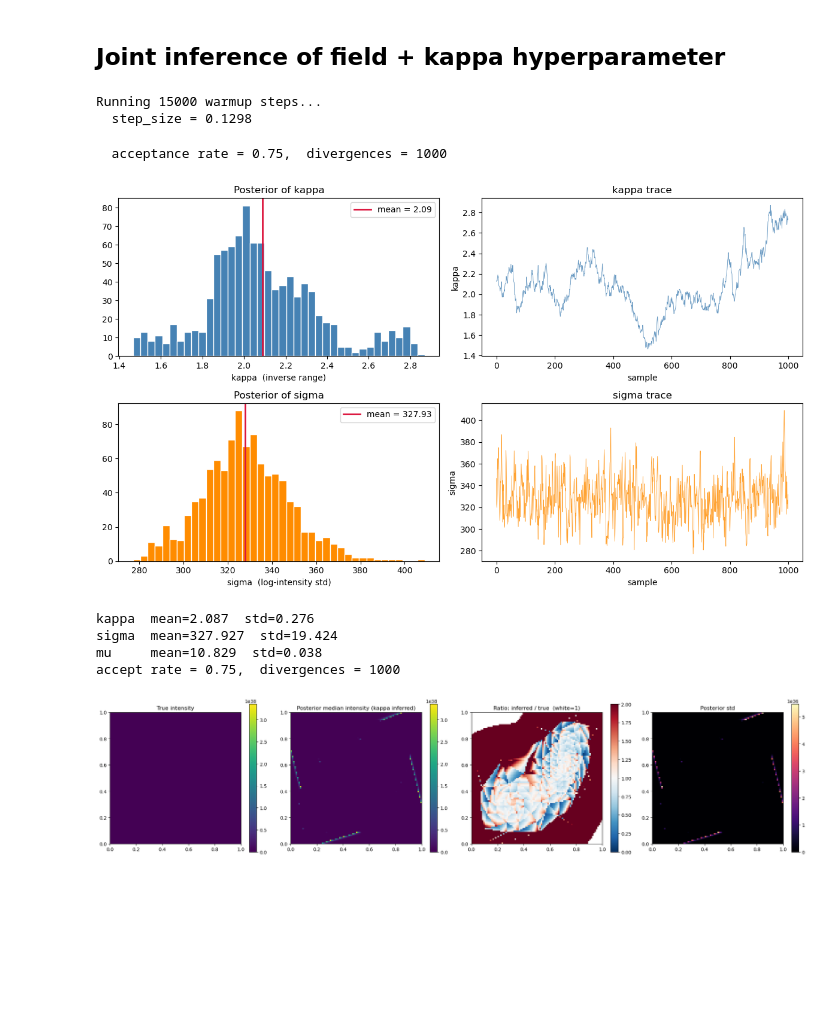
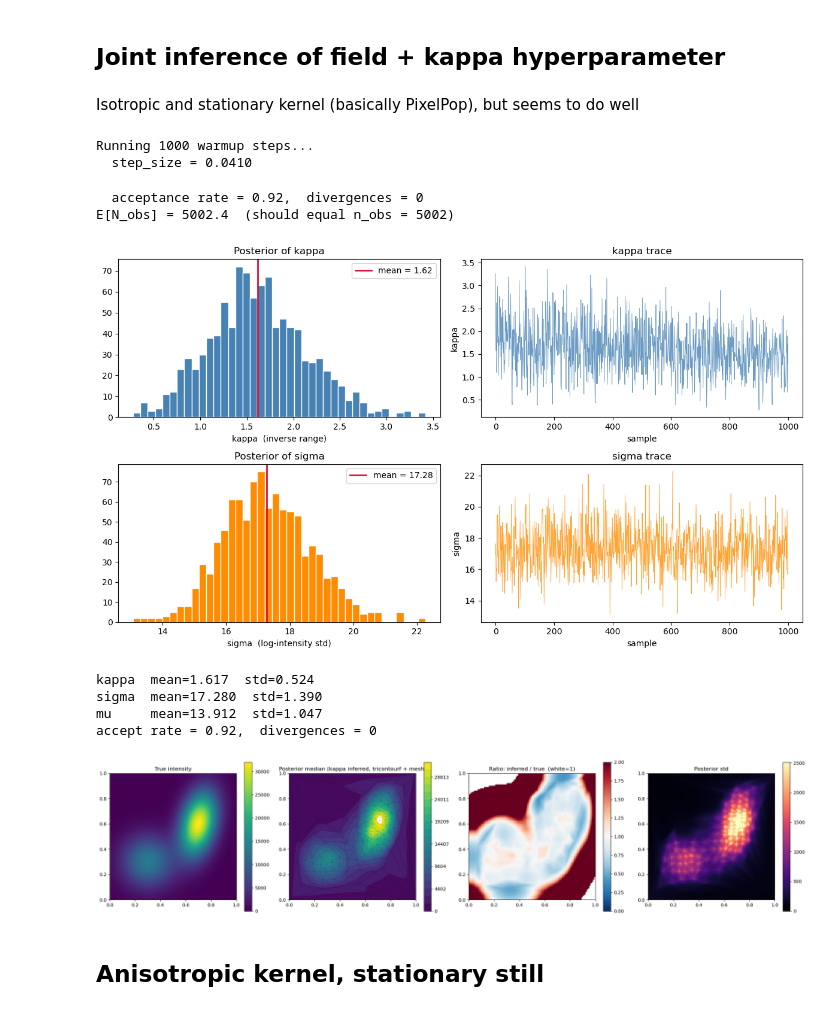
Before and after one commit to jack-heinzel/adaptive-tree-spde, a Jupyter notebook: code/spde_triangulation.ipynb, the cells around one changed output. Cells and saved outputs as stored; diff of their text form; code cells hidden in the pictures; blank space fills up the shorter version.

```diff
--- a/code/spde_triangulation.ipynb
+++ b/code/spde_triangulation.ipynb
@@ -21,7 +21,8 @@ import sys
 sys.path.insert(0, ".")
 from triangulation import AdaptiveKDMesh
 
-bounds = [(-0.1, 1.1), (-0.1, 1.1)] # A bit of buffer
+buffer = 1e-3
+bounds = [(-buffer, 1+buffer), (-buffer, 1+buffer)] # A bit of buffer
 mesh = AdaptiveKDMesh(points, bounds)
 
 # Refine until every leaf cell contains <= 50 points.
@@ -205,5 +305,7 @@ plt.show()
 # %% [markdown]
 ## Joint inference of field + kappa hyperparameter
+# %% [markdown]
+Isotropic and stationary kernel (basically PixelPop), but seems to do well
 # %%
 from inference import make_log_posterior_with_hyperparams, run_nuts, predict_intensity
 
@@ -211,24 +313,28 @@ log_post_hyper, meta_hyper = make_log_posterior_with_hyperparams(
     C, G,
     mesh.nodes, mesh.triangulation.simplices, mesh.triangulation,
     points,
-    alpha          = 2,
-    log_kappa_std  = 1.0,
-    obs_bounds     = [(0, 1), (0, 1)],
+    alpha         = 2,
+    log_kappa_std = 1.0,
 )
 
 samples_hyper, info_hyper = run_nuts(
     log_post_hyper, meta_hyper,
     n_nodes     = len(mesh.nodes),
-    num_warmup  = 15000,
+    num_warmup  = 1000,
     num_samples = 1000,
     seed        = 0,
-    thinning    = 150,
-    progress_bar_kwargs = {"tqdm_type": "std", "print_rate": 3},
+    thinning    = 10,
+    progress_bar_kwargs = {"tqdm_type": "std", "print_rate": 10},
 )
+
+c = meta_hyper["c_lumped"]
+N_samples = (np.exp(np.array(samples_hyper["x"]) + np.array(samples_hyper["mu"])[:, None]) * c).sum(axis=1)
+print(f"E[N_obs] = {N_samples.mean():.1f}  (should equal n_obs = {meta_hyper['n_obs']})")
 # %% [output]
-Running 15000 warmup steps...
-  step_size = 0.1298
+Running 1000 warmup steps...
+  step_size = 0.0410
-  acceptance rate = 0.75,  divergences = 1000
+  acceptance rate = 0.92,  divergences = 0
+E[N_obs] = 5002.4  (should equal n_obs = 5002)
 # %%
 import numpy as np
 
@@ -262,47 +368,58 @@ print(f"sigma  mean={sigmas.mean():.3f}  std={sigmas.std():.3f}")
 print(f"mu     mean={mus.mean():.3f}  std={mus.std():.3f}")
 print(f"accept rate = {float(info_hyper.acceptance_rate.mean()):.2f},  divergences = {int(info_hyper.is_divergent.sum())}")
 # %% [output]
-[figure, old version]
+[figure, new version]
-kappa  mean=2.087  std=0.276
-sigma  mean=327.927  std=19.424
-mu     mean=10.829  std=0.038
-accept rate = 0.75,  divergences = 1000
+kappa  mean=1.617  std=0.524
+sigma  mean=17.280  std=1.390
+mu     mean=13.912  std=1.047
+accept rate = 0.92,  divergences = 0
 # %%
 grid_1d = np.linspace(0, 1, 100)
 gx, gy  = np.meshgrid(grid_1d, grid_1d)
 grid    = np.column_stack([gx.ravel(), gy.ravel()])
 
 lam_h           = predict_intensity(samples_hyper, mesh.nodes, mesh.triangulation, grid)
 median_lam_h    = np.median(lam_h, axis=0)
 std_lam_h       = np.std(lam_h, axis=0)
 median_lam_2d_h = median_lam_h.reshape(100, 100)
 std_lam_2d_h    = std_lam_h.reshape(100, 100)
+true_lam_2d     = (mixture_density(grid, components) * meta_hyper["n_obs"]).reshape(100, 100)
 
-true_lam_2d = (mixture_density(grid, components) * meta_hyper["n_obs"]).reshape(100, 100)
+mu_med_h    = float(np.median(np.array(samples_hyper["mu"])))
+x_med_h     = np.median(np.array(samples_hyper["x"]), axis=0)
+lam_nodes_h = np.exp(mu_med_h + x_med_h)
+mpl_tri     = MplTri(mesh.nodes[:, 0], mesh.nodes[:, 1], mesh.triangulation.simplices)
+
+vmax     = true_lam_2d.max()
+vmax_std = float(np.percentile(std_lam_2d_h, 99))
+kw_im    = dict(origin="lower", extent=[0, 1, 0, 1], aspect="equal")
 
 fig, axes = plt.subplots(1, 4, figsize=(22, 5))
-kw = dict(origin="lower", extent=[0, 1, 0, 1], aspect="equal")
-vmax = max(true_lam_2d.max(), median_lam_2d_h.max())
 
-im0 = axes[0].imshow(true_lam_2d,     cmap="viridis", vmin=0, vmax=vmax, **kw)
+im0 = axes[0].imshow(true_lam_2d, cmap="viridis", vmin=0, vmax=vmax, **kw_im)
 axes[0].set_title("True intensity")
 plt.colorbar(im0, ax=axes[0])
 
-im1 = axes[1].imshow(median_lam_2d_h, cmap="viridis", vmin=0, vmax=vmax, **kw)
-axes[1].set_title("Posterior median intensity (kappa inferred)")
-plt.colorbar(im1, ax=axes[1])
+levels = np.linspace(0, vmax, 21)
+tcf = axes[1].tricontourf(mpl_tri, lam_nodes_h, levels=levels, cmap="viridis")
+axes[1].triplot(mpl_tri, color="k", lw=0.3, alpha=0.4)
+axes[1].set(xlim=(0, 1), ylim=(0, 1), aspect="equal",
+            title="Posterior median (kappa inferred, tricontourf + mesh)")
+plt.colorbar(tcf, ax=axes[1])
 
 safe_true = np.where(true_lam_2d > 1.0, true_lam_2d, np.nan)
 ratio_h   = median_lam_2d_h / safe_true
-im2 = axes[2].imshow(ratio_h, cmap="RdBu_r", vmin=0, vmax=2, **kw)
+im2 = axes[2].imshow(ratio_h, cmap="RdBu_r", vmin=0, vmax=2, **kw_im)
 axes[2].set_title("Ratio: inferred / true  (white=1)")
 plt.colorbar(im2, ax=axes[2])
 
-im3 = axes[3].imshow(std_lam_2d_h, cmap="magma", **kw)
+im3 = axes[3].imshow(std_lam_2d_h, cmap="magma", vmin=0, vmax=vmax_std, **kw_im)
 axes[3].set_title("Posterior std")
 plt.colorbar(im3, ax=axes[3])
 
 plt.tight_layout()
 plt.show()
 # %% [output]
-[figure, old version]
+[figure, new version]
+# %% [markdown]
+## Anisotropic kernel, stationary still
```
Also changed, not shown: parts of 8 cells of this notebook, 2 other files.
